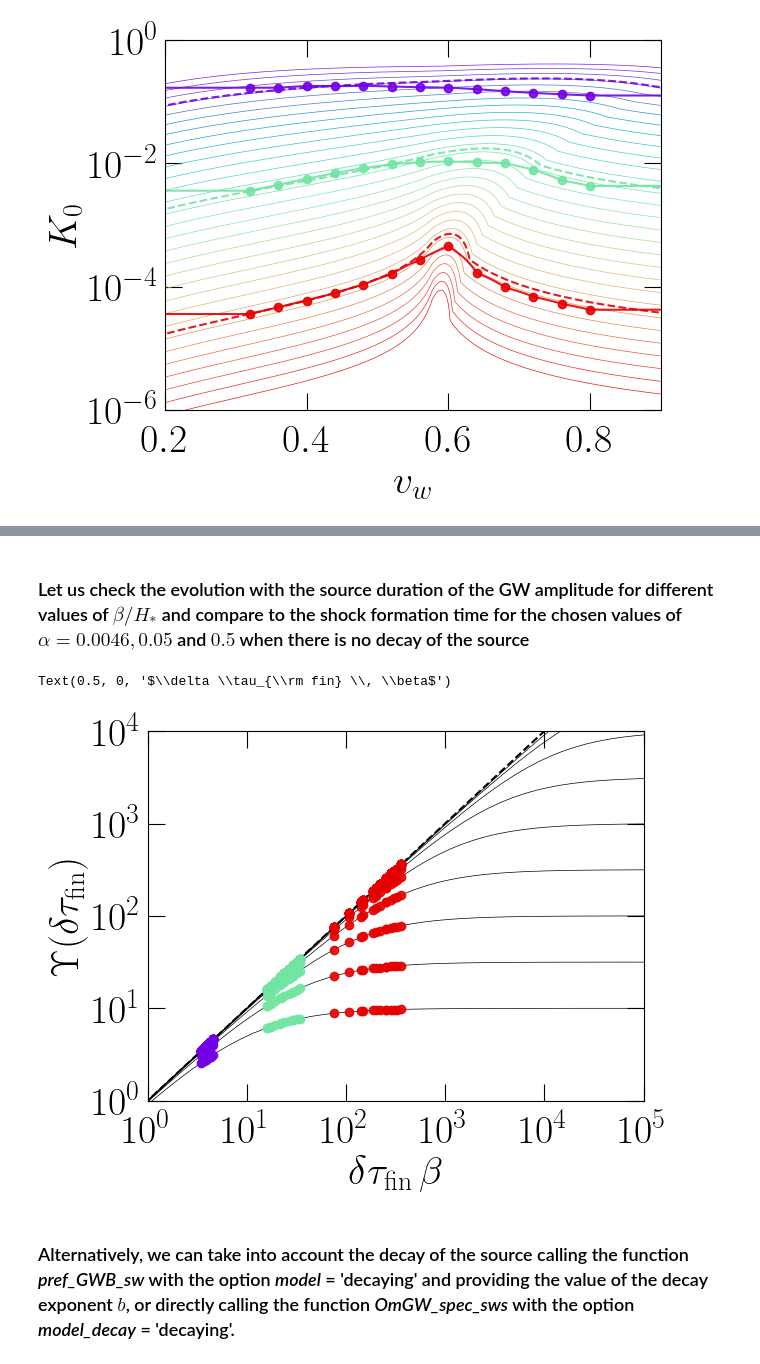
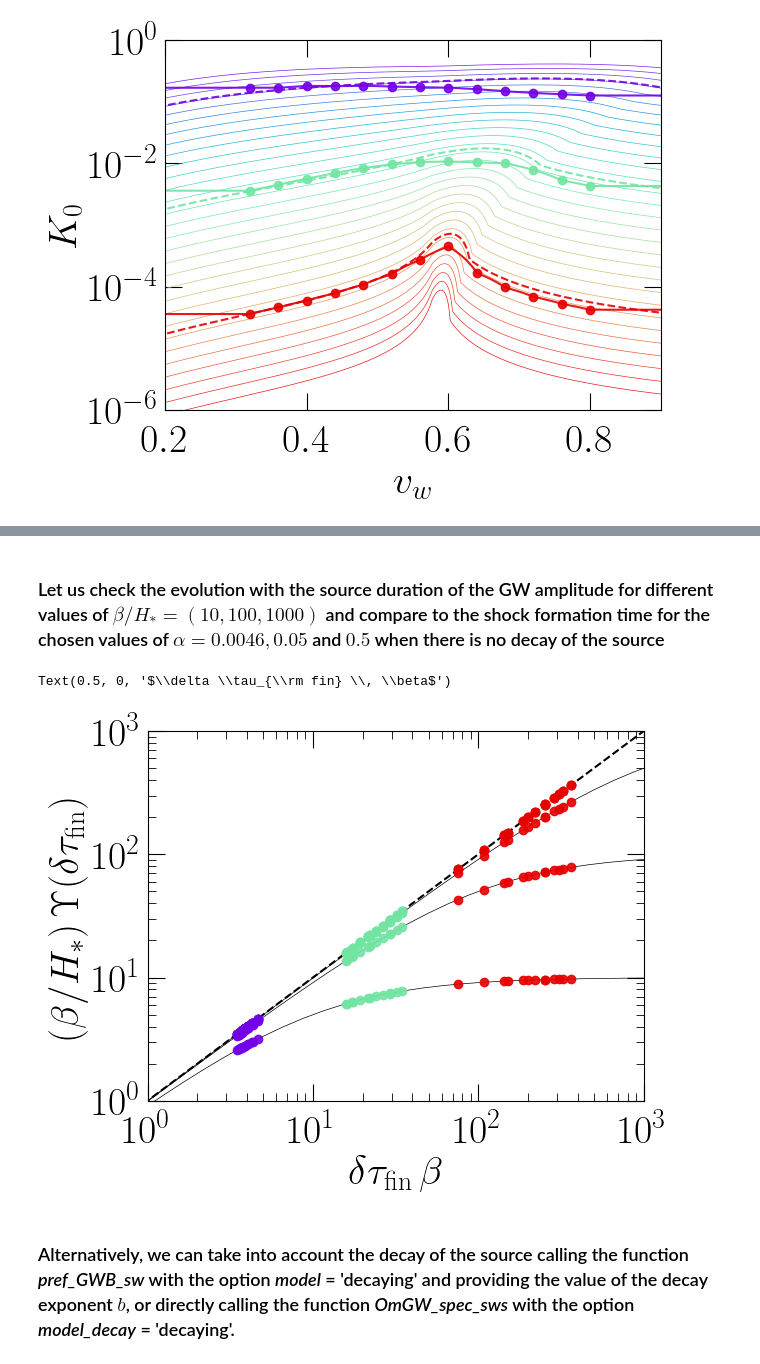
Before and after one commit to CosmoGW/CosmoGW, a Jupyter notebook: tutorials/GWs_sound-waves.ipynb, the cells around one changed output, grey strips where cells are left out. Drawn from its saved outputs; the diff is of its cells as text; code cells hidden in the pictures.

```diff
--- a/tutorials/GWs_sound-waves.ipynb
+++ b/tutorials/GWs_sound-waves.ipynb
@@ -34,0 +40,16 @@ cs  = np.sqrt(cs2)
+# %%
+# range of frequencies normalized with the fluid length scale s = fR*
+s = np.logspace(-3, 3, 1000)
+
+vw     = 0.95
+alphas = 0.1
+beta   = [12]
+
+alphas = np.logspace(np.log10(4.6e-3), np.log10(0.5),  30)
+vws    = np.linspace(0.1, .99, 50)
+
+vws = np.array([0.36, 0.52, 0.72, .8])
+
+betas = [12, 100, 1000]
+
+_, _, val_alphas, val_vws  = tmp.ampl_GWB_sw(model='higgsless', vws=vws, alphas=alphas, numerical=True, quiet=True, bs_HL=20)
@@ -133,14 +237,3 @@ plot_sets.axes_lines()
-# %%
-# Range of values of beta/H_ast
-betas = np.logspace(1, 5, 9)
-
-# fluid scale given as an array that depends on vws, alphas and betas
-lf = np.zeros((len(vws), len(val_alphas), len(betas)))
-
-Rstar_beta = hb.Rstar_beta(vws, corr=True, cs2=cs2)
-for i in range(0, len(vws)):
-    for j in range(0, len(val_alphas)):
-        lf[i, j, :] = hb.Rstar_beta(vws[i], corr=True)/betas
 # %% [markdown]
 ### We then compute the factor $K_{\rm exp, int}^2$ assuming a power-law in time $K(\tau) = K_0 (\tau/\tau_0)^{-b}$, where $b$ is estimated based on the numerical results of Caprini:2024gyk.
 
@@ -148,33 +241,34 @@ for i in range(0, len(vws)):
 
 ### These results can be used calling the function *pref_GWB_sw* with *model* = 'sound_waves', or directly calling the function *OmGW_spec_sws* with the option *model_decay* = 'sound_waves'. To take into account expansion of the Universe, these functions should be called with the argument *expansion* = True
 # %% [markdown]
-### Let us check the evolution with the source duration of the GW amplitude for different values of $\beta/H_\ast$ and compare to the shock formation time for the chosen values of $\alpha = 0.0046, 0.05$ and $0.5$ when there is no decay of the source
+### Let us check the evolution with the source duration of the GW amplitude for different values of $\beta/H_\ast = (10, 100, 1000)$ and compare to the shock formation time for the chosen values of $\alpha = 0.0046, 0.05$ and $0.5$ when there is no decay of the source
 # %%
 dtfins = np.logspace(-6, 6, 100)
 plt.plot(dtfins, dtfins, color='black', ls='dashed')
 Ups    = dtfins/(1 + dtfins)
 
+betas = np.logspace(1, 3, 3)
 Oms_xi2 = hb.kappas_Esp(val_vws, val_alphas)*val_alphas/(1 + cs2)
+lf2   = hb.Rstar_beta(val_vws, corr=True)
+lf2, _ = np.meshgrid(lf2, val_alphas, indexing='ij')
+dtdur = lf2/np.sqrt(Oms_xi2)
 for i in range(0, len(betas)):
-    lf2   = hb.Rstar_beta(val_vws, corr=True)
-    lf2, _ = np.meshgrid(lf2, val_alphas, indexing='ij')
-    dtdur = lf2/np.sqrt(Oms_xi2)
     plt.plot(dtfins*betas[i], Ups*betas[i], color='black', lw=.5)
     for j in range(0, len(val_alphas)):
         plt.plot(dtdur[:, j], dtdur[:, j], 'o', color=cols2[j])
         plt.plot(dtdur[:, j], np.interp(dtdur[:, j]/betas[i], dtfins, Ups)*betas[i], 'o', color=cols2[j])
 
 plt.loglog()
-plt.xlim(1e0, 1e5)
-plt.ylim(1e0, 1e4)
+plt.xlim(1e0, 1e3)
+plt.ylim(1e0, 1e3)
 plot_sets.axes_lines()
-plt.xticks(np.logspace(0, 5, 6))
-plt.yticks(np.logspace(0, 4, 5))
-plt.ylabel(r'$\Upsilon (\delta \tau_{\rm fin})$')
+plt.xticks(np.logspace(0, 3, 4))
+plt.yticks(np.logspace(0, 3, 4))
+plt.ylabel(r'$(\beta/H_\ast) \, \Upsilon (\delta \tau_{\rm fin})$')
 plt.xlabel(r'$\delta \tau_{\rm fin} \, \beta$')
 # %% [output]
 Text(0.5, 0, '$\\delta \\tau_{\\rm fin} \\, \\beta$')
-[figure, old version]
+[figure, new version]
 # %% [markdown]
 ### Alternatively, we can take into account the decay of the source calling the function *pref_GWB_sw* with the option *model* = 'decaying' and providing the value of the decay exponent $b$, or directly calling the function *OmGW_spec_sws* with the option *model_decay* = 'decaying'.
 # %% [markdown]
```
Also changed, not shown: parts of 42 cells of this notebook.
